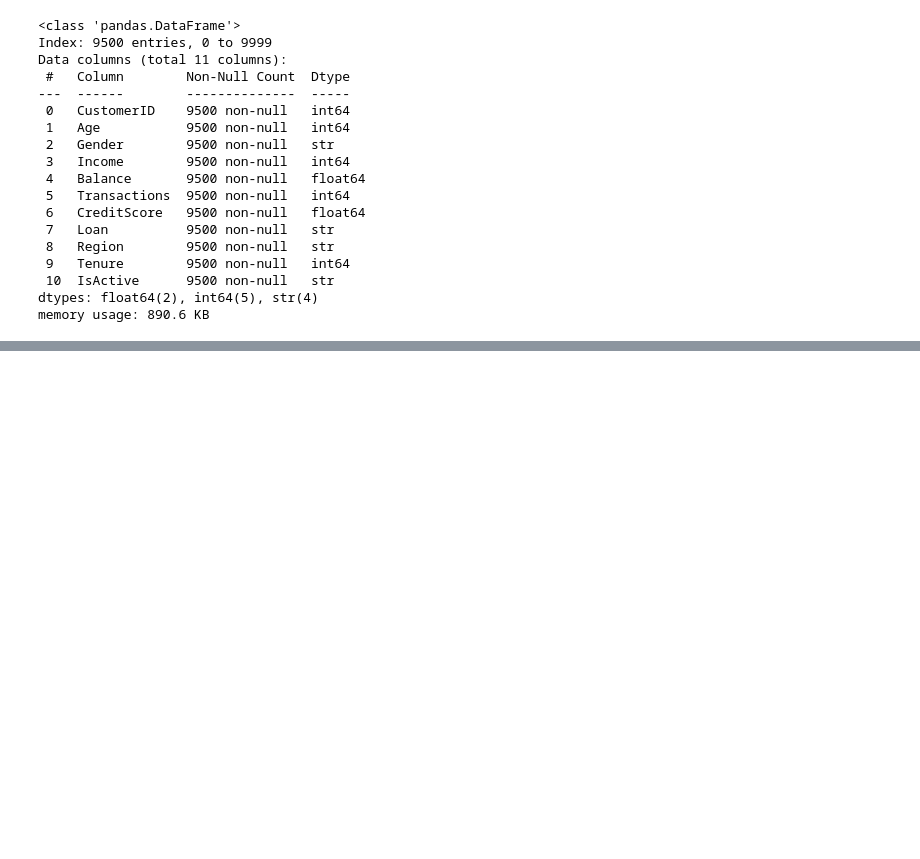
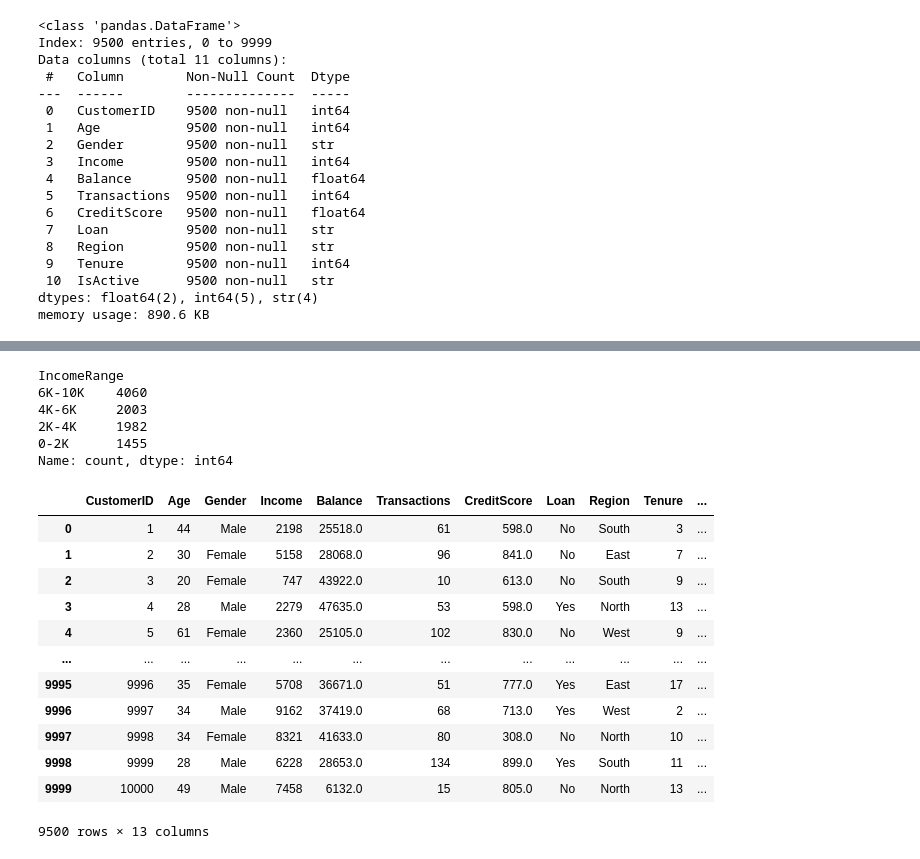
Before and after one commit to 07rauf/bank-data-analysis, a Jupyter notebook: analysis.ipynb, the cells around one changed output, grey strips where cells are left out. Saved outputs shown, nothing was run; the diff lists cells and outputs as text; code cells hidden in the pictures; blank space fills up the shorter version.

```diff
--- a/analysis.ipynb
+++ b/analysis.ipynb
@@ -80,0 +215,28 @@ memory usage: 890.6 KB
+# %%
+# Income Range
+bins=[0, 2000, 4000, 6000, 10000]
+labels=['0-2K', '2K-4K', '4K-6K','6K-10K']
+data['IncomeRange']=pd.cut(data['Income'],bins=bins,labels=labels)
+result=data['IncomeRange'].value_counts()
+print(result)
+data
+# %% [output]
+IncomeRange
+6K-10K    4060
+4K-6K     2003
+2K-4K     1982
+0-2K      1455
+Name: count, dtype: int64
+|  | CustomerID | Age | Gender | Income | Balance | Transactions | CreditScore | Loan | Region | Tenure | ... |
+| 0 | 1 | 44 | Male | 2198 | 25518.0 | 61 | 598.0 | No | South | 3 | ... |
+| 1 | 2 | 30 | Female | 5158 | 28068.0 | 96 | 841.0 | No | East | 7 | ... |
+| 2 | 3 | 20 | Female | 747 | 43922.0 | 10 | 613.0 | No | South | 9 | ... |
+| 3 | 4 | 28 | Male | 2279 | 47635.0 | 53 | 598.0 | Yes | North | 13 | ... |
+| 4 | 5 | 61 | Female | 2360 | 25105.0 | 102 | 830.0 | No | West | 9 | ... |
+| ... | ... | ... | ... | ... | ... | ... | ... | ... | ... | ... | ... |
+| 9995 | 9996 | 35 | Female | 5708 | 36671.0 | 51 | 777.0 | Yes | East | 17 | ... |
+| 9996 | 9997 | 34 | Male | 9162 | 37419.0 | 68 | 713.0 | Yes | West | 2 | ... |
+| 9997 | 9998 | 34 | Female | 8321 | 41633.0 | 80 | 308.0 | No | North | 10 | ... |
+| 9998 | 9999 | 28 | Male | 6228 | 28653.0 | 134 | 899.0 | Yes | South | 11 | ... |
+| 9999 | 10000 | 49 | Male | 7458 | 6132.0 | 15 | 805.0 | No | North | 13 | ... |
+9500 rows × 13 columns
```
Also changed, not shown: parts of 17 cells of this notebook, 1 other file.
